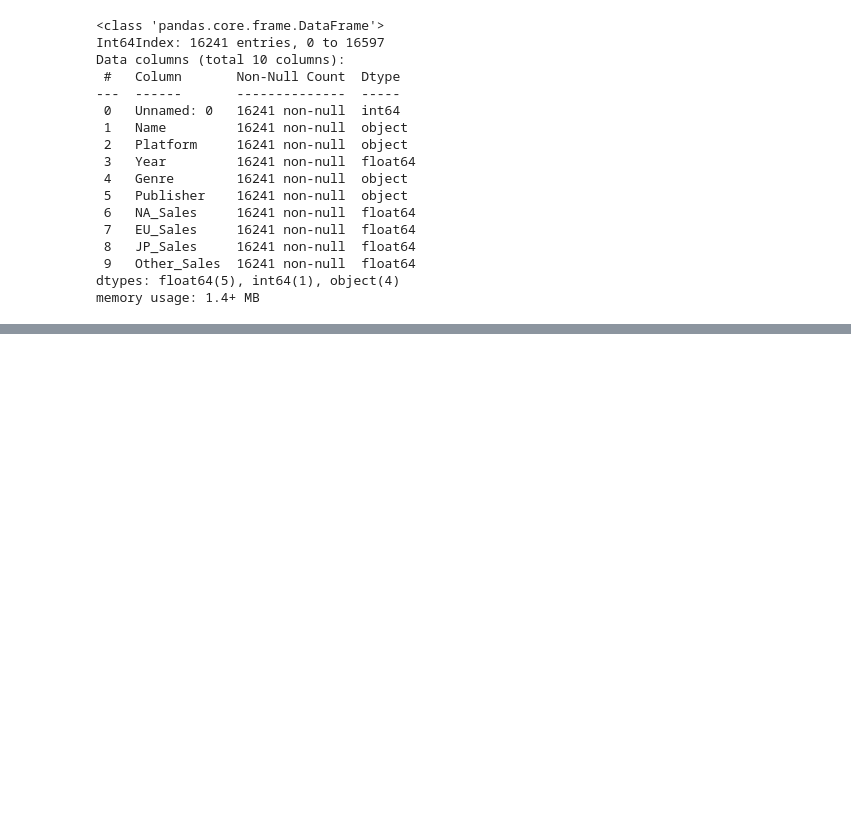
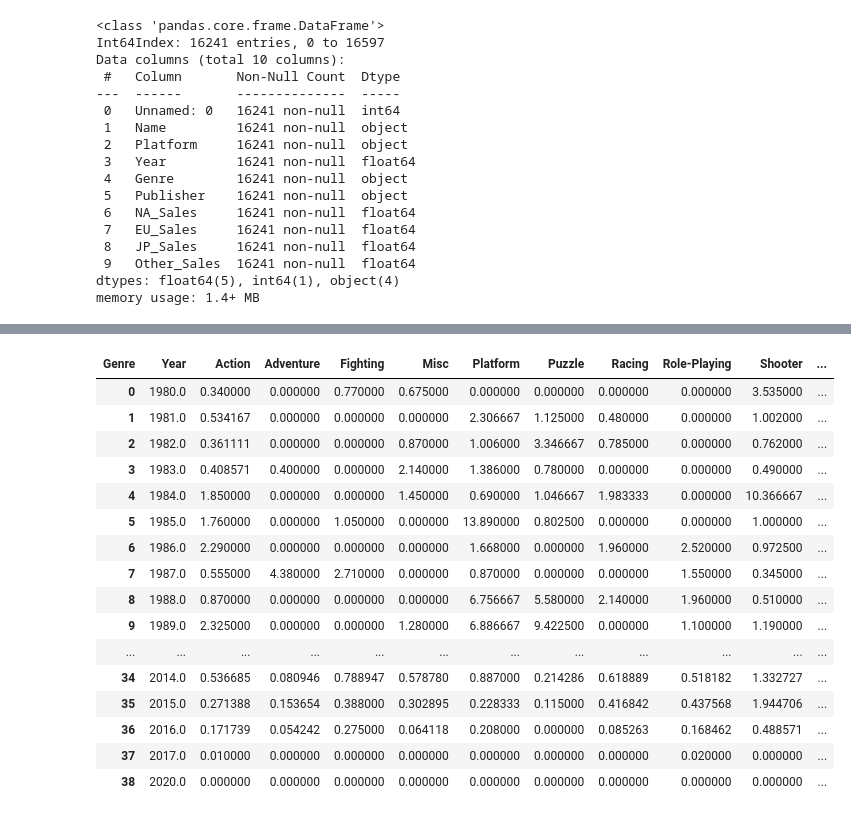
Before and after one commit to nojihun/save, a Jupyter notebook: AI_05_노지훈_section1.ipynb, the cells around one changed output, grey strips where cells are left out. Saved outputs shown, nothing was run; the diff lists cells and outputs as text; code cells hidden in the pictures; blank space fills up the shorter version.

```diff
--- a/AI_05_노지훈_section1.ipynb
+++ b/AI_05_노지훈_section1.ipynb
@@ -91,0 +152,28 @@ df.head()
+# %%
+df2= pd.DataFrame(df.groupby(['Year','Genre'])[['NA_Sales','EU_Sales', 'JP_Sales', 'Other_Sales']].mean())
+df2["sum"] = df2[['NA_Sales','EU_Sales', 'JP_Sales', 'Other_Sales']].sum(axis = 1)
+df2 = pd.DataFrame(df2['sum'])
+df2 = df2.reset_index()
+df2 = df2.pivot_table(index = 'Year', columns = 'Genre', values = 'sum')
+df2= df2.fillna(0)
+header = list(df2.columns.values)
+df2= df2.reset_index()
+df2
+# %% [output]
+| Genre | Year | Action | Adventure | Fighting | Misc | Platform | Puzzle | Racing | Role-Playing | Shooter | ... |
+| 0 | 1980.0 | 0.340000 | 0.000000 | 0.770000 | 0.675000 | 0.000000 | 0.000000 | 0.000000 | 0.000000 | 3.535000 | ... |
+| 1 | 1981.0 | 0.534167 | 0.000000 | 0.000000 | 0.000000 | 2.306667 | 1.125000 | 0.480000 | 0.000000 | 1.002000 | ... |
+| 2 | 1982.0 | 0.361111 | 0.000000 | 0.000000 | 0.870000 | 1.006000 | 3.346667 | 0.785000 | 0.000000 | 0.762000 | ... |
+| 3 | 1983.0 | 0.408571 | 0.400000 | 0.000000 | 2.140000 | 1.386000 | 0.780000 | 0.000000 | 0.000000 | 0.490000 | ... |
+| 4 | 1984.0 | 1.850000 | 0.000000 | 0.000000 | 1.450000 | 0.690000 | 1.046667 | 1.983333 | 0.000000 | 10.366667 | ... |
+| 5 | 1985.0 | 1.760000 | 0.000000 | 1.050000 | 0.000000 | 13.890000 | 0.802500 | 0.000000 | 0.000000 | 1.000000 | ... |
+| 6 | 1986.0 | 2.290000 | 0.000000 | 0.000000 | 0.000000 | 1.668000 | 0.000000 | 1.960000 | 2.520000 | 0.972500 | ... |
+| 7 | 1987.0 | 0.555000 | 4.380000 | 2.710000 | 0.000000 | 0.870000 | 0.000000 | 0.000000 | 1.550000 | 0.345000 | ... |
+| 8 | 1988.0 | 0.870000 | 0.000000 | 0.000000 | 0.000000 | 6.756667 | 5.580000 | 2.140000 | 1.960000 | 0.510000 | ... |
+| 9 | 1989.0 | 2.325000 | 0.000000 | 0.000000 | 1.280000 | 6.886667 | 9.422500 | 0.000000 | 1.100000 | 1.190000 | ... |
+| ... | ... | ... | ... | ... | ... | ... | ... | ... | ... | ... | ... |
+| 34 | 2014.0 | 0.536685 | 0.080946 | 0.788947 | 0.578780 | 0.887000 | 0.214286 | 0.618889 | 0.518182 | 1.332727 | ... |
+| 35 | 2015.0 | 0.271388 | 0.153654 | 0.388000 | 0.302895 | 0.228333 | 0.115000 | 0.416842 | 0.437568 | 1.944706 | ... |
+| 36 | 2016.0 | 0.171739 | 0.054242 | 0.275000 | 0.064118 | 0.208000 | 0.000000 | 0.085263 | 0.168462 | 0.488571 | ... |
+| 37 | 2017.0 | 0.010000 | 0.000000 | 0.000000 | 0.000000 | 0.000000 | 0.000000 | 0.000000 | 0.020000 | 0.000000 | ... |
+| 38 | 2020.0 | 0.000000 | 0.000000 | 0.000000 | 0.000000 | 0.000000 | 0.000000 | 0.000000 | 0.000000 | 0.000000 | ... |
```
Also changed, not shown: parts of 11 cells of this notebook.
